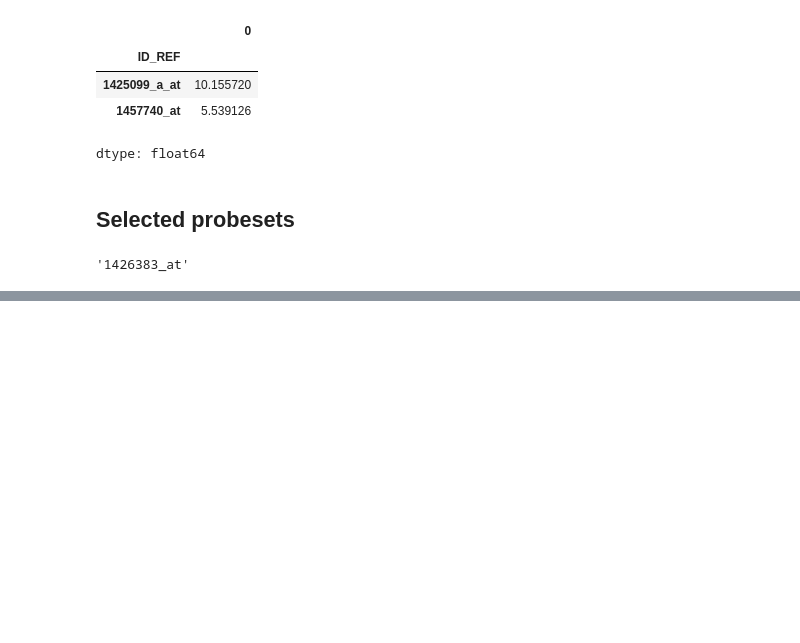
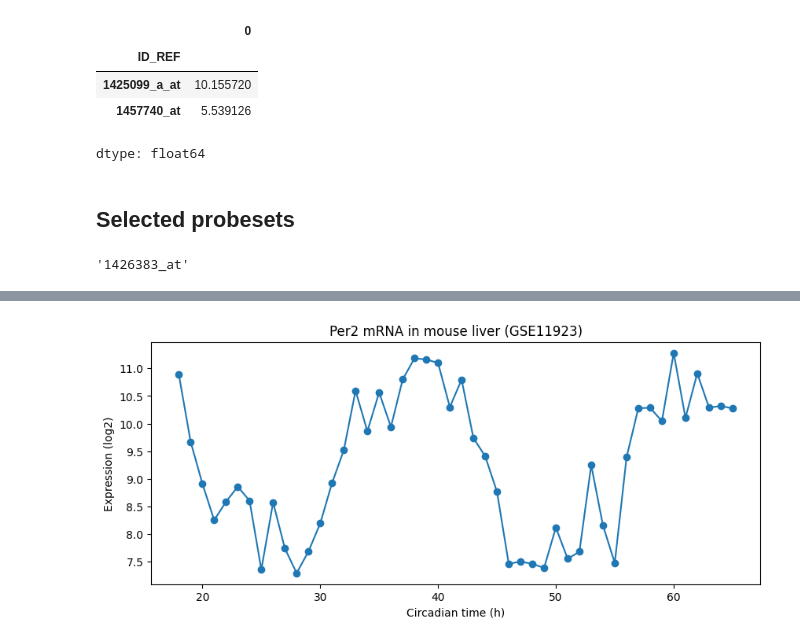
Before and after one commit to Sezemr/Circadian-Rhythm-Detection-, a Jupyter notebook: 01_setup_and_data.ipynb, the cells around one changed output, grey strips where cells are left out. Cells and saved outputs as stored; diff of their text form; code cells hidden in the pictures; blank space fills up the shorter version.

```diff
--- a/01_setup_and_data.ipynb
+++ b/01_setup_and_data.ipynb
@@ -184,3 +187,12 @@ clock_probes = { "Per1" : "1449851_at","Per2" : "1417602_at", "Cry1" : "1433733_
 clock_probes ["Cry2"]
 # %% [output]
 '1426383_at'
+# %%
+import gzip
+
+with gzip.open("GSE11923_series_matrix.txt.gz", "rt") as f:
+    for line in f:
+        if line.startswith("!Sample_title"):
+            titles = line.replace('"', '').strip().split("\t")[1:]
+        if line.startswith("!Sample_geo_accession"):
+            gsm_ids = line.replace('"', '').strip().split("\t")[1:]
@@ -186,0 +207,4 @@ clock_probes ["Cry2"]
+# %%
+samples = pd.DataFrame({"gsm": gsm_ids, "title": titles})
+samples["ct"] = samples["title"].str.split("_CT").str[1].astype(int)
+samples.head()
@@ -186,0 +226,6 @@ clock_probes ["Cry2"]
+# %%
+clock = expr_log.loc[list(clock_probes.values())]
+clock.index = list(clock_probes.keys())
+clock.columns = samples["ct"]
+print(clock.shape)
+clock
@@ -186,0 +242,11 @@ clock_probes ["Cry2"]
+# %%
+import matplotlib.pyplot as plt
+
+fig, ax = plt.subplots(figsize=(10, 4))
+ax.plot(clock.columns, clock.loc["Per2"], marker="o")
+ax.set_xlabel("Circadian time (h)")
+ax.set_ylabel("Expression (log2)")
+ax.set_title("Per2 mRNA in mouse liver (GSE11923)")
+plt.show()
+# %% [output]
+[figure, added]
```
Also changed, not shown: parts of 9 cells of this notebook.
